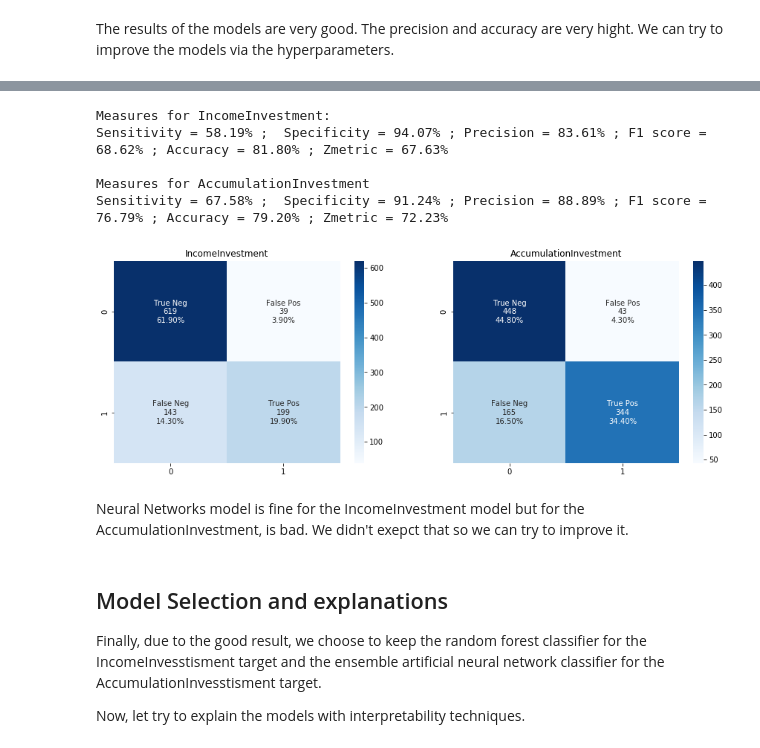
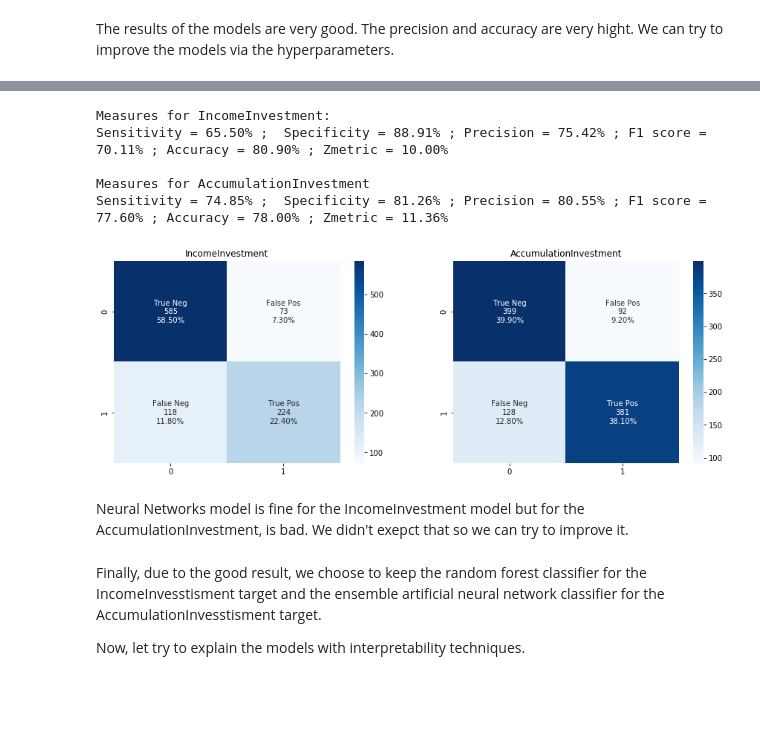
Before and after one commit to Emmalito/ML_BC2, a Jupyter notebook: src/3_Models.ipynb, the cells around one changed output, grey strips where cells are left out. Saved outputs shown, nothing was run; the diff lists cells and outputs as text; code cells hidden in the pictures; blank space fills up the shorter version.

Commit message:
Finalisation des modeles

```diff
--- a/src/3_Models.ipynb
+++ b/src/3_Models.ipynb
@@ -75,3 +67,3 @@ To enable them in other operations, rebuild TensorFlow with the appropriate comp
 # %%
 # AccumulationInvesstisment model
-nnAccMod = ensembleLearner(X_train, Acc_train, 100)
+nnAccMod = ensembleLearner(X_train, Acc_train, 120)
@@ -134,21 +119,19 @@ The results of the models are very good. The precision and accuracy are very hig
 # %%
 #Valuation of neural Networks models
-iPred = (predNnInc > 0.5).astype(int)
-aPred = (predNnAcc > 0.5).astype(int)
+iPred = (predNnInc > 0.33).astype(int)
+aPred = (predNnAcc > 0.28).astype(int)
 
 confusionMat(iPred, aPred, Inc_test, Acc_test)
 # %% [output]
 Measures for IncomeInvestment:
-Sensitivity = 58.19% ;  Specificity = 94.07% ; Precision = 83.61% ; F1 score = 68.62% ; Accuracy = 81.80% ; Zmetric = 67.63%
+Sensitivity = 65.50% ;  Specificity = 88.91% ; Precision = 75.42% ; F1 score = 70.11% ; Accuracy = 80.90% ; Zmetric = 10.00%
 
 Measures for AccumulationInvestment
-Sensitivity = 67.58% ;  Specificity = 91.24% ; Precision = 88.89% ; F1 score = 76.79% ; Accuracy = 79.20% ; Zmetric = 72.23%
+Sensitivity = 74.85% ;  Specificity = 81.26% ; Precision = 80.55% ; F1 score = 77.60% ; Accuracy = 78.00% ; Zmetric = 11.36%
-[figure, old version]
+[figure, new version]
 # %% [markdown]
 Neural Networks model is fine for the IncomeInvestment model but for the AccumulationInvestment, is bad. We didn't exepct that so we can try to improve it.
 # %% [markdown]
-## Model Selection and explanations
-
 Finally, due to the good result, we choose to keep the random forest classifier for the IncomeInvesstisment target and the ensemble artificial neural network classifier for the AccumulationInvesstisment target.
 
 Now, let try to explain the models with interpretability techniques.
```
Also changed, not shown: parts of 16 cells of this notebook, 3 other files.
